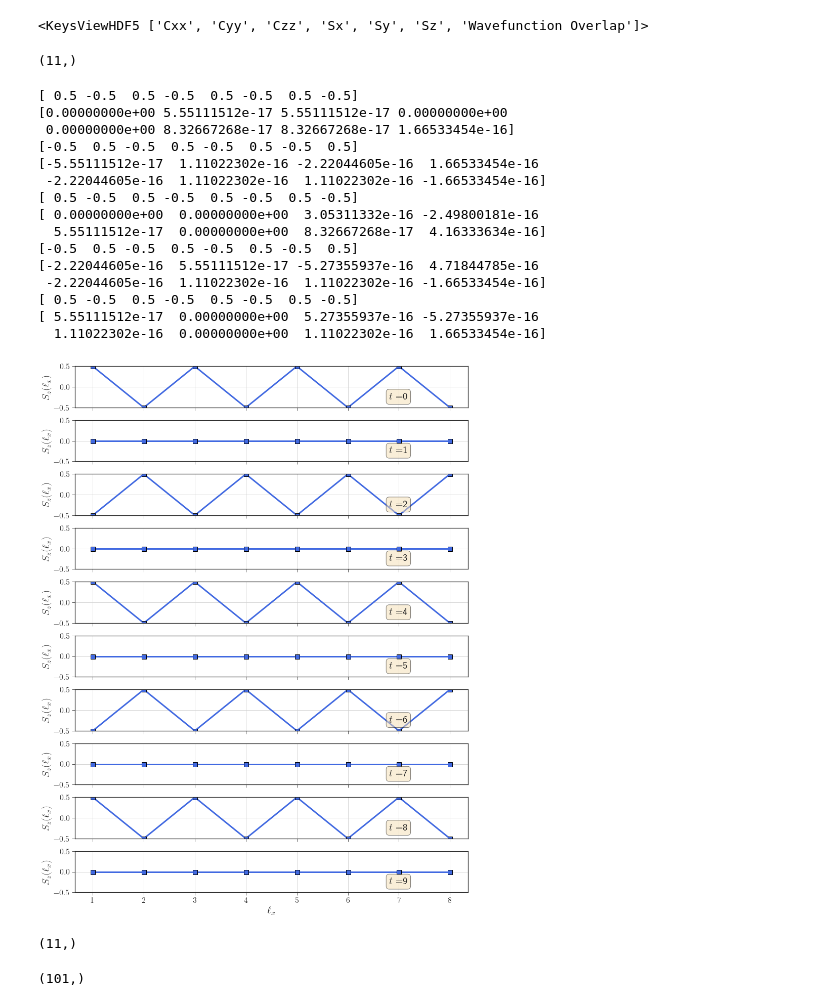
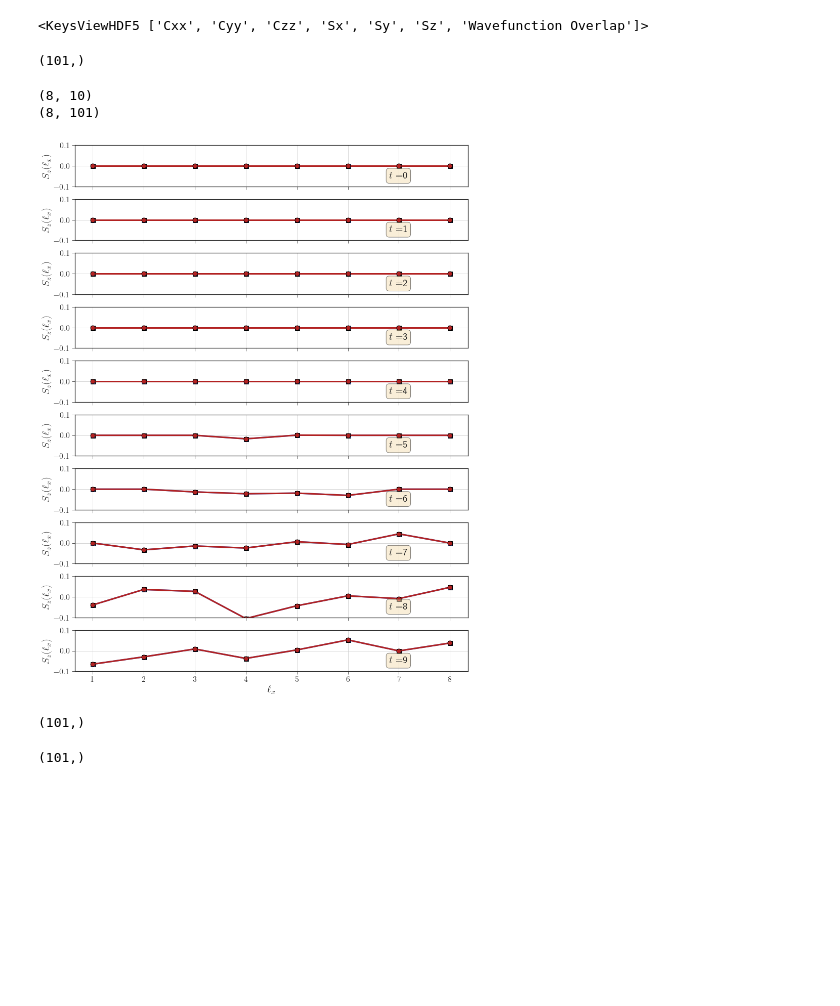
Before and after one commit to xiaobo-23/EntangledLightConeSampling, a Jupyter notebook: HQA_Data_Analysis.ipynb, the cells around one changed output. Cells and saved outputs as stored; diff of their text form; code cells hidden in the pictures; blank space fills up the shorter version.

```diff
--- a/HQA_Data_Analysis.ipynb
+++ b/HQA_Data_Analysis.ipynb
@@ -164,7 +164,7 @@ Text(0.5, 0, '$\\ell$')
 # %% [markdown]
 #### Analyze local observables $S_{z}$, spin correlation funciton $C_{z}$, and overlap of wavefunctions from ED results using MPS
 # %%
-fileED = h5py.File("RawData/ED_N8_h0.2_Info_Kick.h5", "r")
+fileED = h5py.File("RawData/ED_N8_h2.0_Info.h5", "r")
 # %%
 fileED.keys()
 # %% [output]
@@ -172,57 +172,47 @@ fileED.keys()
 # %%
 np.array(fileED['Wavefunction Overlap']).shape
 # %% [output]
-(11,)
+(101,)
 # %%
 timeSlice = 10
 physicalSite = 8
 # %%
 '''
     Plot time evolution of Sz on physical sites
 '''
 
 fig = plt.figure(figsize = (12, 25 * goldenRatio), tight_layout = True)
 spec = gridspec.GridSpec(nrows = 10, ncols = 1, figure = fig)
 plt.style.use('seaborn-ticks')
 
-ED_Sz = np.array(fileED['Sz'])
+ED_Sz = np.array(fileED['Sx']); print(ED_Sz.shape)
+TEBD_Sz = np.array(fileTEBD['Sx']); print(TEBD_Sz.shape)
 for ind in range(timeSlice):
     ax1 = fig.add_subplot(spec[ind, 0])
     ax1.plot(np.arange(1, 9, 1), np.real(ED_Sz[:, ind]), linewidth = 3, color = 'royalblue', \
              marker = 's', markersize = 9, markeredgecolor = 'black')
+    ax1.plot(np.arange(1, 9, 1), np.real(TEBD_Sz[:, ind * 10]), linewidth = 3, color = 'firebrick', \
+             marker = 'o', markersize = 9, markeredgecolor = 'black')
     ax1.grid()
-    print(np.real(ED_Sz[:, ind]))
+#     print(np.real(ED_Sz[:, ind]))
 
     if ind == timeSlice - 1:
         ax1.set_xlabel(r'$\ell_{x}$', fontsize = 20)
     else:
         ax1.set_xticklabels([])
-    ax1.set_ylim(-0.5, 0.5)
+    ax1.set_ylim(-0.1, 0.1)
     ax1.set_ylabel(r'$S_{z}(\ell_{x})$', fontsize = 20)
     ax1.tick_params(axis = "both", which = "major", labelsize = 16)
     ax1.text(.8, .2, r'$t = $' + str(ind), transform = ax1.transAxes, fontsize = 20,
             bbox = dict(boxstyle = "round", facecolor = 'wheat', alpha = .5))
 # plt.savefig('ED_N8_h0.2_only_kicked_fields.pdf')
 # %% [output]
-[ 0.5 -0.5  0.5 -0.5  0.5 -0.5  0.5 -0.5]
-[0.00000000e+00 5.55111512e-17 5.55111512e-17 0.00000000e+00
- 0.00000000e+00 8.32667268e-17 8.32667268e-17 1.66533454e-16]
-[-0.5  0.5 -0.5  0.5 -0.5  0.5 -0.5  0.5]
-[-5.55111512e-17  1.11022302e-16 -2.22044605e-16  1.66533454e-16
- -2.22044605e-16  1.11022302e-16  1.11022302e-16 -1.66533454e-16]
-[ 0.5 -0.5  0.5 -0.5  0.5 -0.5  0.5 -0.5]
-[ 0.00000000e+00  0.00000000e+00  3.05311332e-16 -2.49800181e-16
-  5.55111512e-17  0.00000000e+00  8.32667268e-17  4.16333634e-16]
-[-0.5  0.5 -0.5  0.5 -0.5  0.5 -0.5  0.5]
-[-2.22044605e-16  5.55111512e-17 -5.27355937e-16  4.71844785e-16
- -2.22044605e-16  1.11022302e-16  1.11022302e-16 -1.66533454e-16]
-[ 0.5 -0.5  0.5 -0.5  0.5 -0.5  0.5 -0.5]
-[ 5.55111512e-17  0.00000000e+00  5.27355937e-16 -5.27355937e-16
-  1.11022302e-16  0.00000000e+00  1.11022302e-16  1.66533454e-16]
+(8, 10)
+(8, 101)
-[figure, old version]
+[figure, new version]
 # %%
 PsiOverlap_ED = np.array(fileED['Wavefunction Overlap'])
 print(PsiOverlap_ED.shape)
 # %% [output]
-(11,)
+(101,)
 # %%
```
Also changed, not shown: parts of 8 cells of this notebook, 2 other files.
